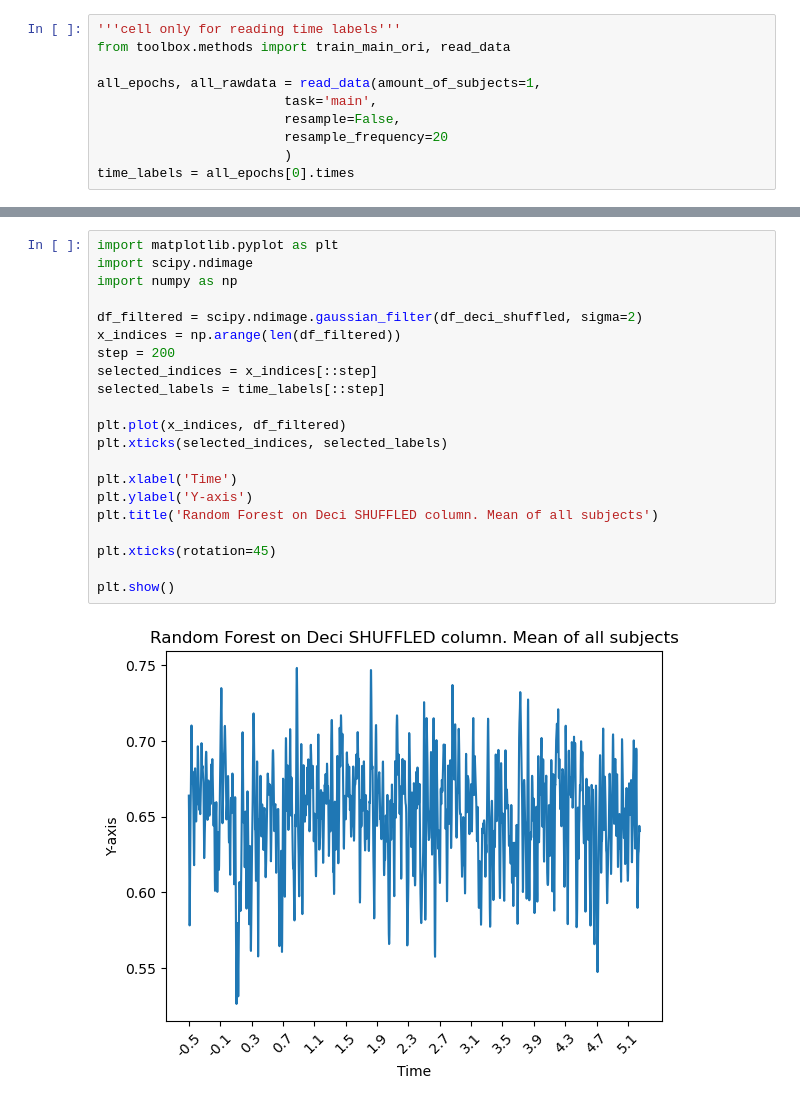
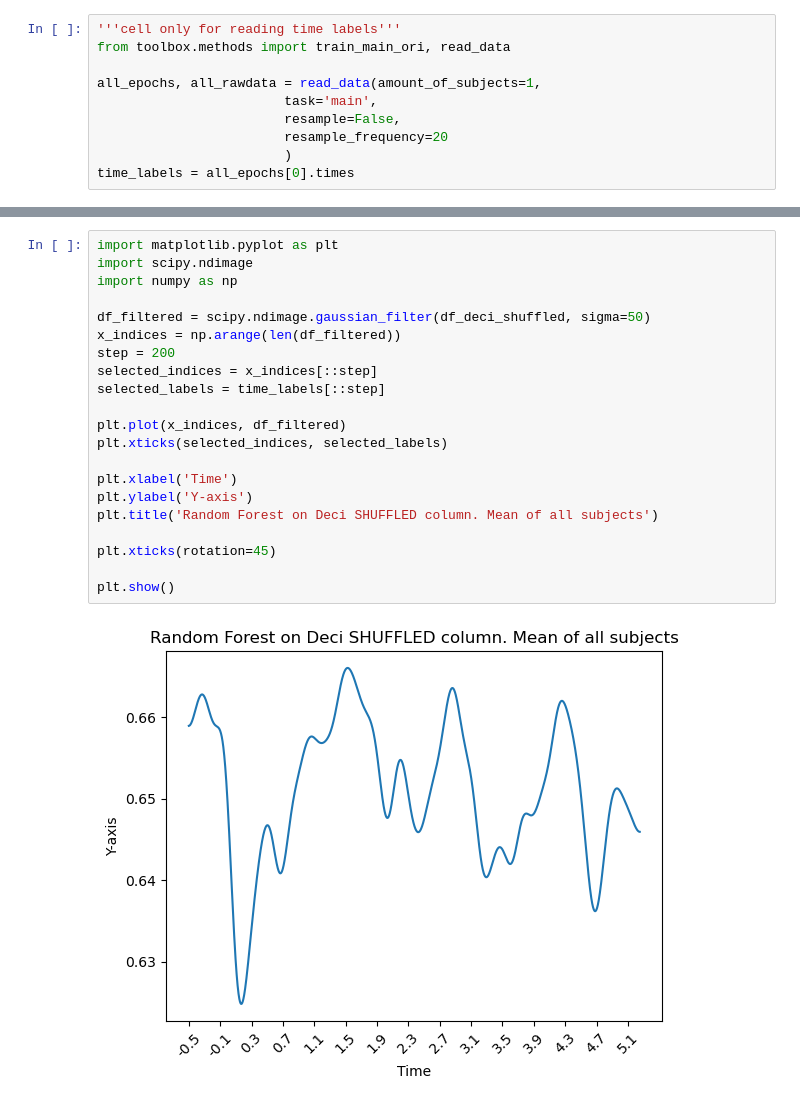
Before and after one commit to unthrived/master-thesis, a Jupyter notebook: 0_results.ipynb, the cells around one changed output, grey strips where cells are left out. Drawn from its saved outputs; the diff is of its cells as text.

```diff
--- a/0_results.ipynb
+++ b/0_results.ipynb
@@ -81,26 +81,26 @@ plt.show()
 # %%
 import matplotlib.pyplot as plt
 import scipy.ndimage
 import numpy as np
 
-df_filtered = scipy.ndimage.gaussian_filter(df_deci_shuffled, sigma=2)
+df_filtered = scipy.ndimage.gaussian_filter(df_deci_shuffled, sigma=50)
 x_indices = np.arange(len(df_filtered))
 step = 200
 selected_indices = x_indices[::step]
 selected_labels = time_labels[::step]
 
 plt.plot(x_indices, df_filtered)
 plt.xticks(selected_indices, selected_labels)
 
 plt.xlabel('Time')
 plt.ylabel('Y-axis')
 plt.title('Random Forest on Deci SHUFFLED column. Mean of all subjects')
 
 plt.xticks(rotation=45)
 
 plt.show()
 # %% [output]
-[figure, old version]
+[figure, new version]
 # %%
 import matplotlib.pyplot as plt
 import scipy.ndimage
```
Also changed, not shown: parts of 2 cells of this notebook.
